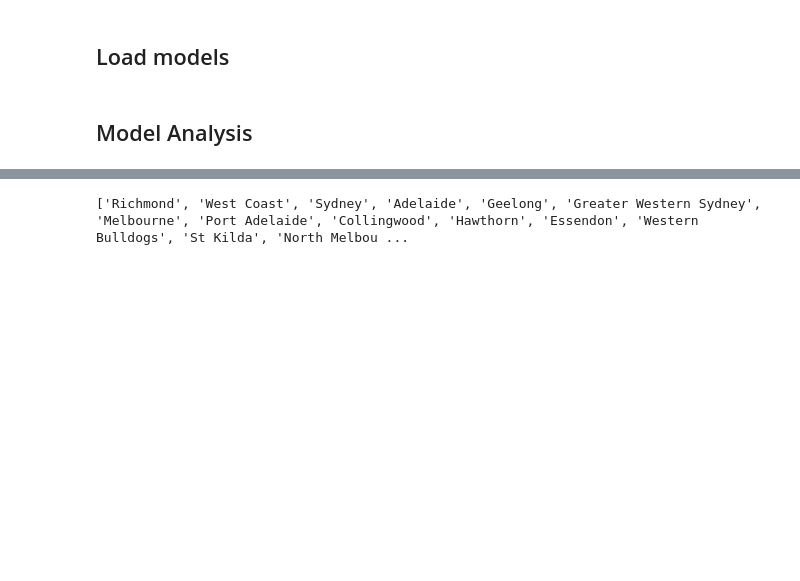
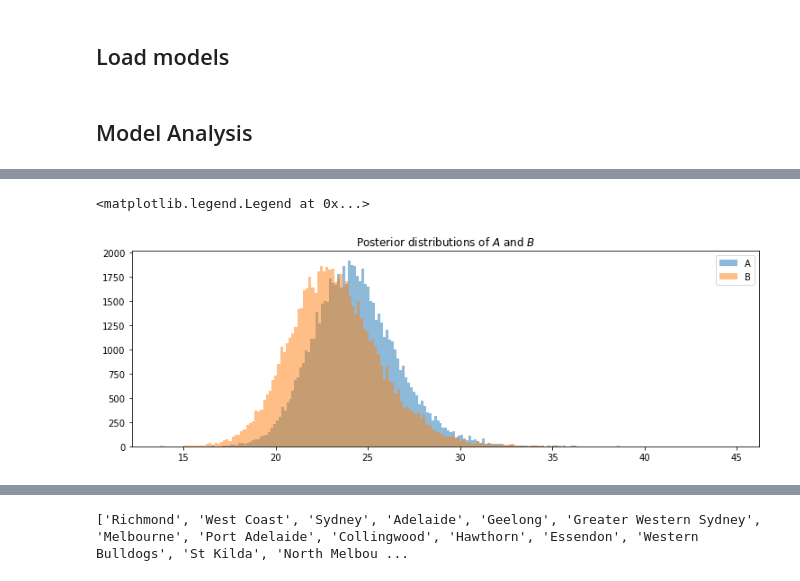
Before and after one commit to toddniven/AFL-Monash-comp, a Jupyter notebook: AFL historical model.ipynb, the cells around one changed output, grey strips where cells are left out. Saved outputs shown, nothing was run; the diff lists cells and outputs as text; code cells hidden in the pictures; blank space fills up the shorter version.

```diff
--- a/AFL historical model.ipynb
+++ b/AFL historical model.ipynb
@@ -410,0 +411,6 @@ Text(0.5, 1.0, 'Average Cumulative Score')
+# %%
+data = []
+for i in range(15):
+    data.append(np.sum(overall[i]))
+print(np.mean(data))
+# np.save('model_A_scores', np.array(data))
@@ -410,0 +419,4 @@ Text(0.5, 1.0, 'Average Cumulative Score')
+# %%
+data_A = np.load('model_A_scores.npy')
+data_B = data.copy()
+np.sort(data_A)
@@ -410,0 +427,18 @@ Text(0.5, 1.0, 'Average Cumulative Score')
+# %%
+import pymc3 as pm
+# The parameters are the bounds of the Uniform.
+with pm.Model() as model:
+    alpha_A = pm.Exponential('alpha_A', 1/10)
+    beta_A = pm.Uniform('beta_A', lower=0, upper=1)
+    alpha_B = pm.Exponential('alpha_B', 1/10)
+    beta_B = pm.Uniform('beta_B', lower=0, upper=1)
+
+    # Define the deterministic delta function. This is our unknown of interest.
+    delta = pm.Deterministic("delta", alpha_A/beta_A - alpha_B/beta_B)
+
+    obs_A = pm.Gamma("obs_A", alpha=alpha_A, beta=beta_A, observed=data_A)
+    obs_B = pm.Gamma("obs_B", alpha=alpha_B, beta=beta_B, observed=data_B)
+
+    step = pm.Metropolis()
+    trace = pm.sample(18000, step=step)
+    burned_trace = trace[1000:]
@@ -410,0 +453,9 @@ Text(0.5, 1.0, 'Average Cumulative Score')
+# %%
+plt.figure(figsize=(12.5,4))
+plt.title("Posterior distributions of $A$ and $B$")
+plt.hist(burned_trace["alpha_A"]/burned_trace["beta_A"], bins='auto', histtype="stepfilled", alpha=0.5, label="A")
+plt.hist(burned_trace["alpha_B"]/burned_trace["beta_B"], bins='auto', histtype="stepfilled", alpha=0.5, label="B")
+plt.legend()
+# %% [output]
+<matplotlib.legend.Legend at 0x...>
+[figure, added]
```
Also changed, not shown: parts of 11 cells of this notebook, 1 other file.
